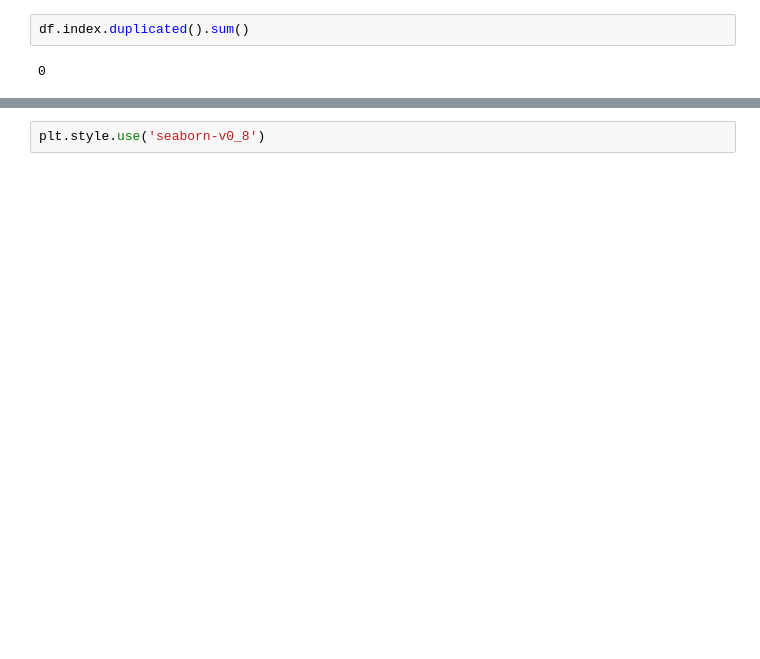
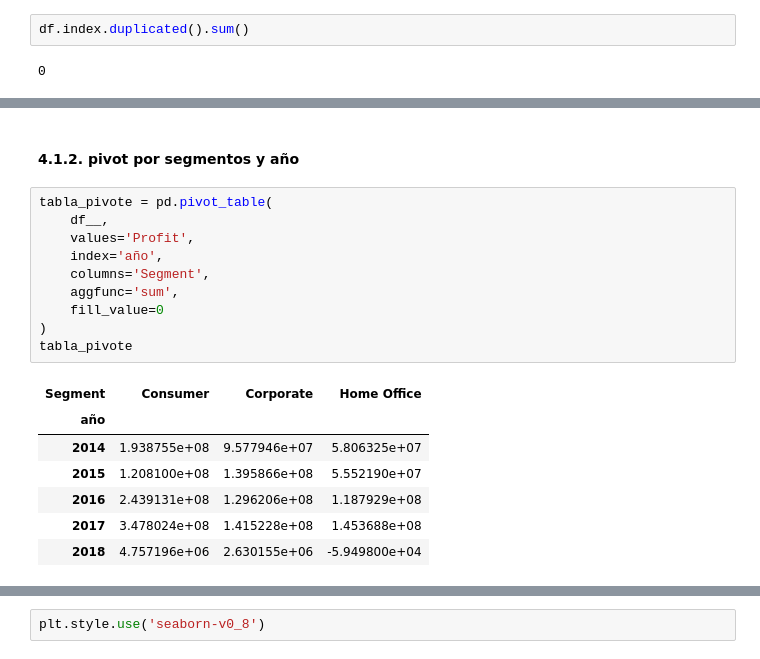
Before and after one commit to repos-especializacion-UdeA/tarea-fundamentos, a Jupyter notebook: entrega_udea.ipynb, the cells around one changed output, grey strips where cells are left out. Saved outputs shown, nothing was run; the diff lists cells and outputs as text; blank space fills up the shorter version.

```diff
--- a/entrega_udea.ipynb
+++ b/entrega_udea.ipynb
@@ -248,0 +316,20 @@ años_resumen=años_resumen.iloc[:,[0,1,3]]
+# %% [markdown]
+#### 4.1.2. pivot por segmentos y año
+# %%
+tabla_pivote = pd.pivot_table(
+    df__,
+    values='Profit',
+    index='año',
+    columns='Segment',
+    aggfunc='sum',
+    fill_value=0
+)
+tabla_pivote
+# %% [output]
+| Segment | Consumer | Corporate | Home Office |
+| año |  |  |  |
+| 2014 | 1.938755e+08 | 9.577946e+07 | 5.806325e+07 |
+| 2015 | 1.208100e+08 | 1.395866e+08 | 5.552190e+07 |
+| 2016 | 2.439131e+08 | 1.296206e+08 | 1.187929e+08 |
+| 2017 | 3.478024e+08 | 1.415228e+08 | 1.453688e+08 |
+| 2018 | 4.757196e+06 | 2.630155e+06 | -5.949800e+04 |
```
Also changed, not shown: parts of 100 cells of this notebook.
